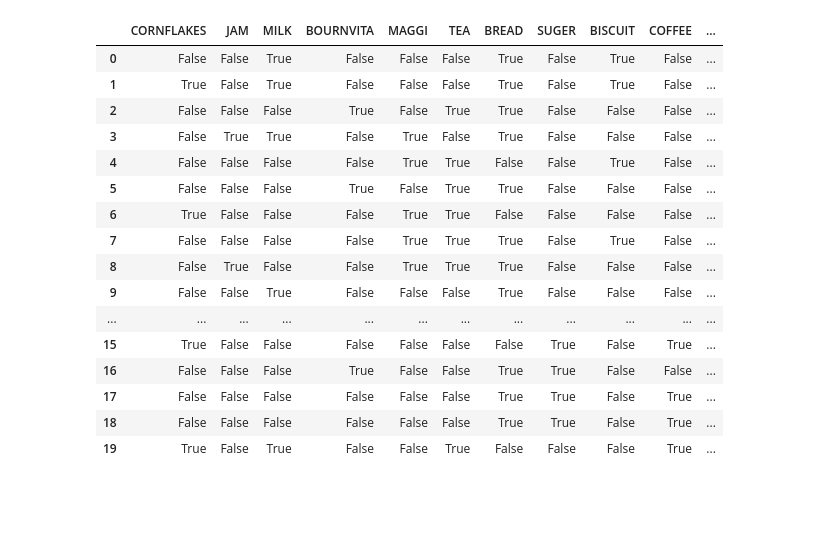
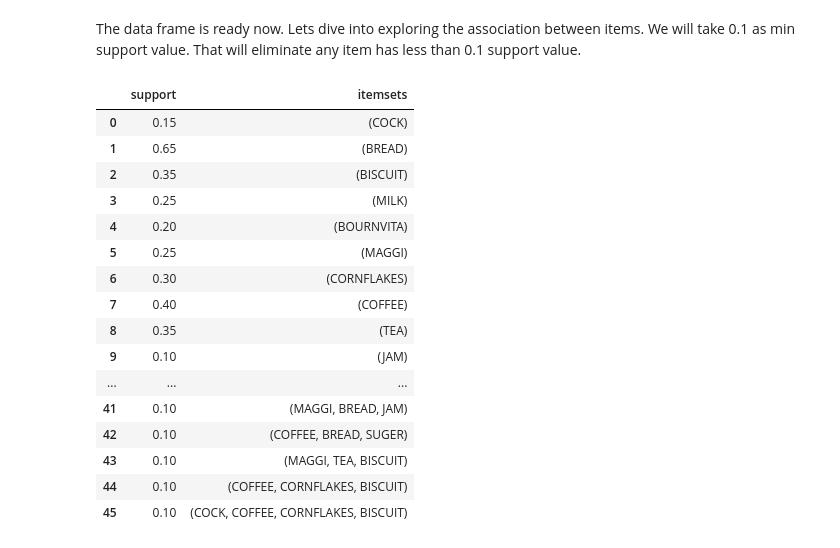
Before and after one commit to rtrn021/Grocery_association_rules, a Jupyter notebook: Grocery_association_rules.ipynb, the cells around one changed output. Saved outputs shown, nothing was run; the diff lists cells and outputs as text; code cells hidden in the pictures; blank space fills up the shorter version.

```diff
--- a/Grocery_association_rules.ipynb
+++ b/Grocery_association_rules.ipynb
@@ -66,33 +68,23 @@ df1
-# %%
-for i in df1.columns:
-    df1[i] = df[0].str.contains(i)
-#     df1[i]=a[0].apply(lambda x: int(i in x)) >> to change to numeric
-df1
-
-# Another way To Create with 1 and 0
-# row=0
-# for i in df.values:
-#     for j in df1.columns:
-#         if j in i[0].split(","):
-#             df1[j][row]=1
-#     row+=1
-# %% [output]
-|  | CORNFLAKES | JAM | MILK | BOURNVITA | MAGGI | TEA | BREAD | SUGER | BISCUIT | COFFEE | ... |
-| 0 | False | False | True | False | False | False | True | False | True | False | ... |
-| 1 | True | False | True | False | False | False | True | False | True | False | ... |
-| 2 | False | False | False | True | False | True | True | False | False | False | ... |
-| 3 | False | True | True | False | True | False | True | False | False | False | ... |
-| 4 | False | False | False | False | True | True | False | False | True | False | ... |
-| 5 | False | False | False | True | False | True | True | False | False | False | ... |
-| 6 | True | False | False | False | True | True | False | False | False | False | ... |
-| 7 | False | False | False | False | True | True | True | False | True | False | ... |
-| 8 | False | True | False | False | True | True | True | False | False | False | ... |
-| 9 | False | False | True | False | False | False | True | False | False | False | ... |
-| ... | ... | ... | ... | ... | ... | ... | ... | ... | ... | ... | ... |
-| 15 | True | False | False | False | False | False | False | True | False | True | ... |
-| 16 | False | False | False | True | False | False | True | True | False | False | ... |
-| 17 | False | False | False | False | False | False | True | True | False | True | ... |
-| 18 | False | False | False | False | False | False | True | True | False | True | ... |
-| 19 | True | False | True | False | False | True | False | False | False | True | ... |
+# %% [markdown]
+The data frame is ready now. Lets dive into exploring the association between items. We will take 0.1 as min support value. That will eliminate any item has less than 0.1 support value.
 # %%
-freq=apriori(df1, min_support = 0.2, use_colnames = True)
+df_freq = apriori(df, min_support = 0.1, use_colnames = True)
+df_freq
+# %% [output]
+|  | support | itemsets |
+| 0 | 0.15 | (COCK) |
+| 1 | 0.65 | (BREAD) |
+| 2 | 0.35 | (BISCUIT) |
+| 3 | 0.25 | (MILK) |
+| 4 | 0.20 | (BOURNVITA) |
+| 5 | 0.25 | (MAGGI) |
+| 6 | 0.30 | (CORNFLAKES) |
+| 7 | 0.40 | (COFFEE) |
+| 8 | 0.35 | (TEA) |
+| 9 | 0.10 | (JAM) |
+| ... | ... | ... |
+| 41 | 0.10 | (MAGGI, BREAD, JAM) |
+| 42 | 0.10 | (COFFEE, BREAD, SUGER) |
+| 43 | 0.10 | (MAGGI, TEA, BISCUIT) |
+| 44 | 0.10 | (COFFEE, CORNFLAKES, BISCUIT) |
+| 45 | 0.10 | (COCK, COFFEE, CORNFLAKES, BISCUIT) |
```
Also changed, not shown: parts of 12 cells of this notebook.
